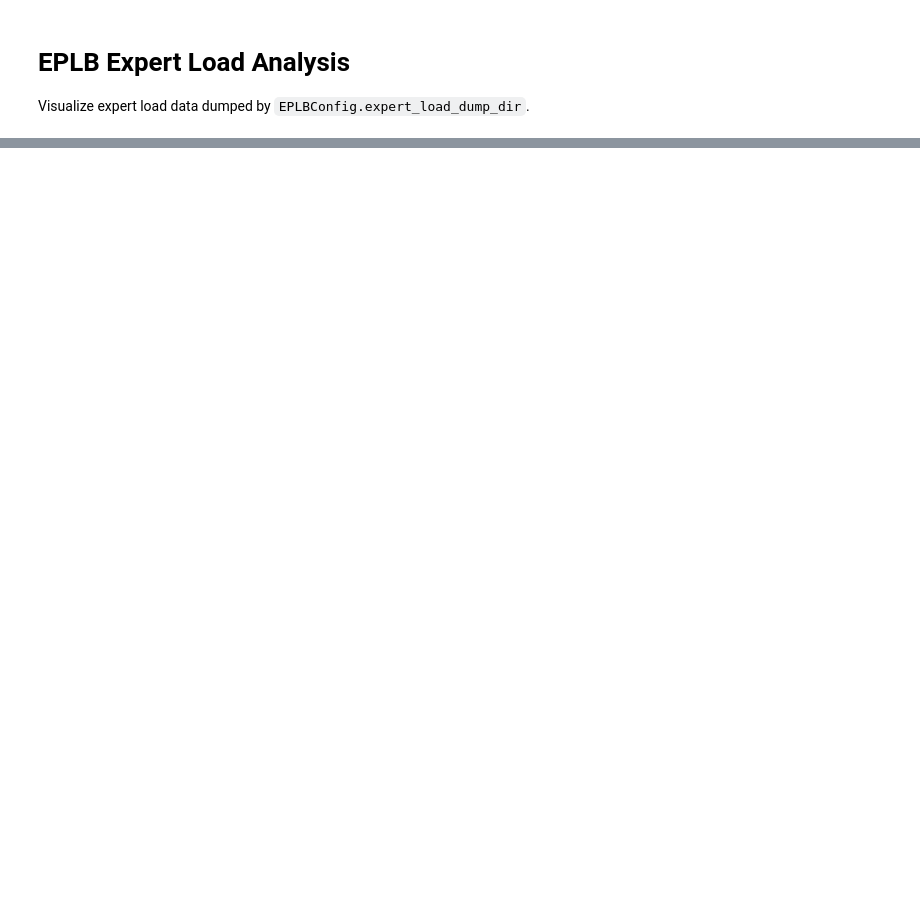
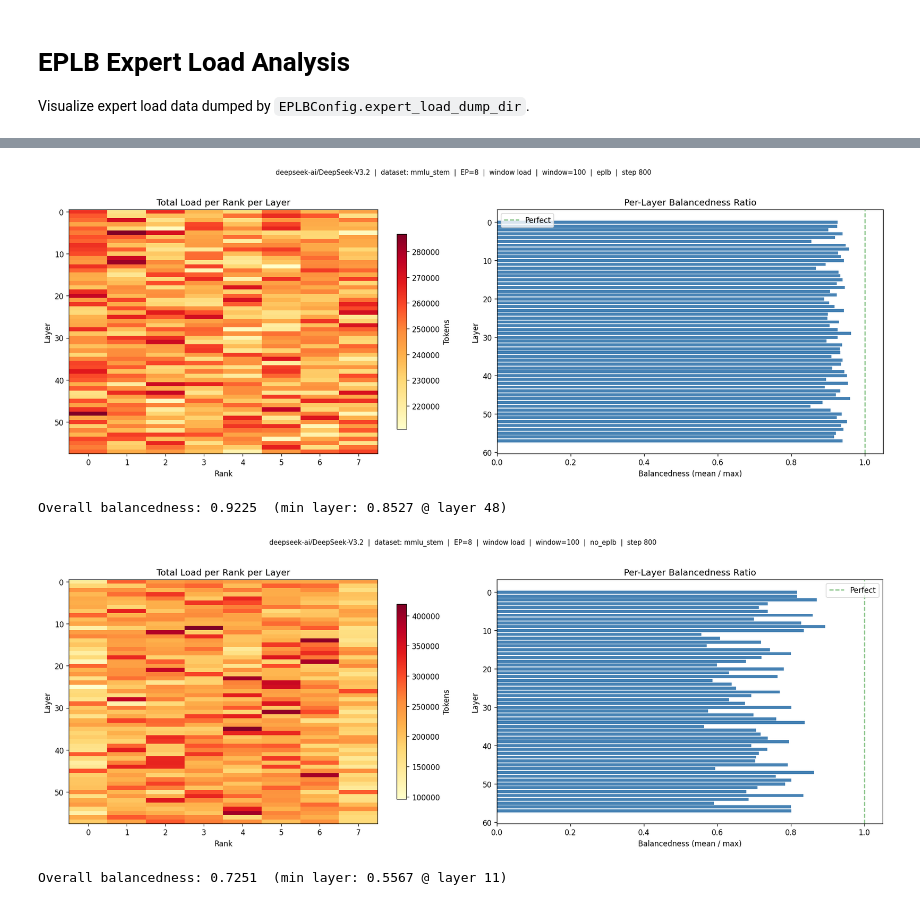
Before and after one commit to neuralmagic/vllm, a Jupyter notebook: notebooks/eplb_expert_load_analysis.ipynb, the cells around one changed output, grey strips where cells are left out. Cells and saved outputs as stored; diff of their text form; code cells hidden in the pictures; blank space fills up the shorter version.

```diff
--- a/notebooks/eplb_expert_load_analysis.ipynb
+++ b/notebooks/eplb_expert_load_analysis.ipynb
@@ -260,0 +389,12 @@ def plot_all(d: EplbLoadData, snapshot_idx: int = -1):
+# %%
+plot_rank_balance(d_mmlu_stem_eplb_window, 7)
+plot_rank_balance(d_mmlu_stem_no_eplb_window, 7)
+
+# plot_rank_balance(d_gsm8k_eplb_window, 7)
+# plot_expert_load_heatmap(d_mmlu_stem_eplb_window, 7)
+# plot_expert_load_heatmap(d_gsm8k_eplb_window, 7)
+# %% [output]
+[figure, added]
+Overall balancedness: 0.9225  (min layer: 0.8527 @ layer 48)
+[figure, added]
+Overall balancedness: 0.7251  (min layer: 0.5567 @ layer 11)
```
Also changed, not shown: parts of 12 cells of this notebook, 1 other file.
